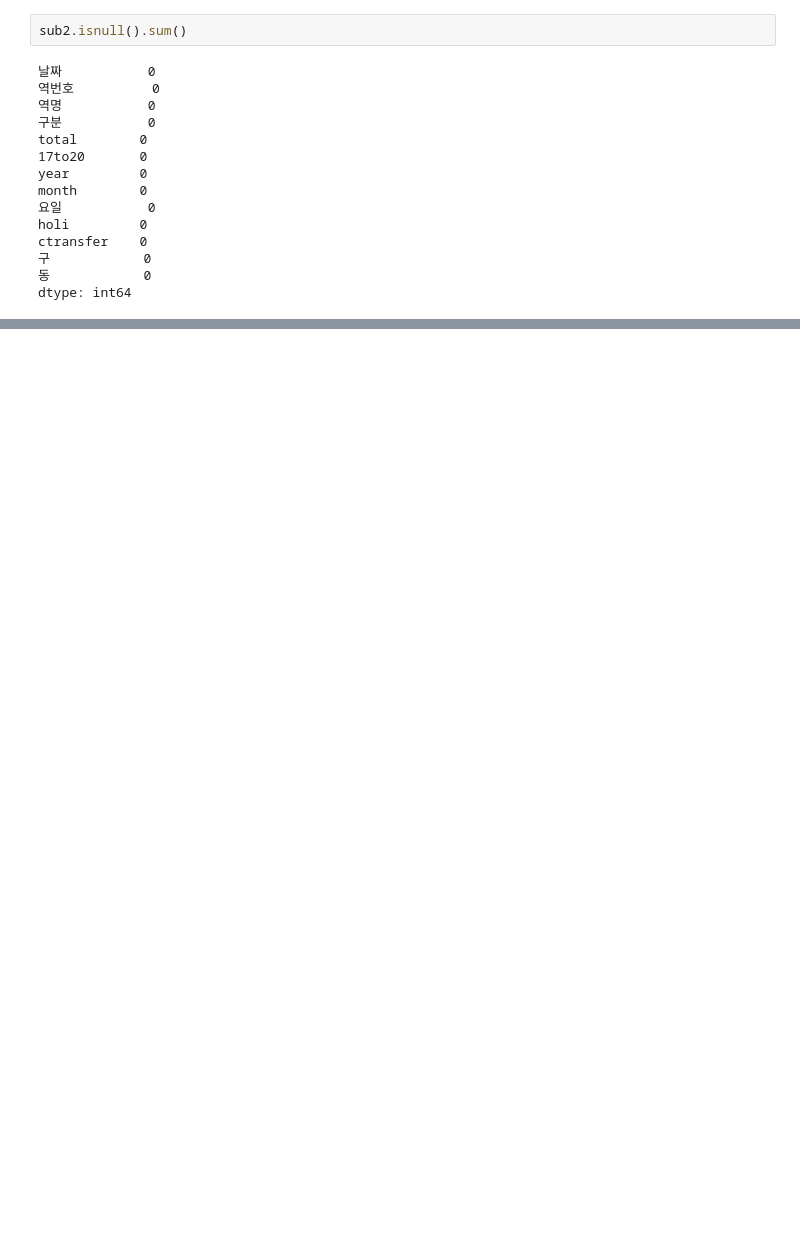
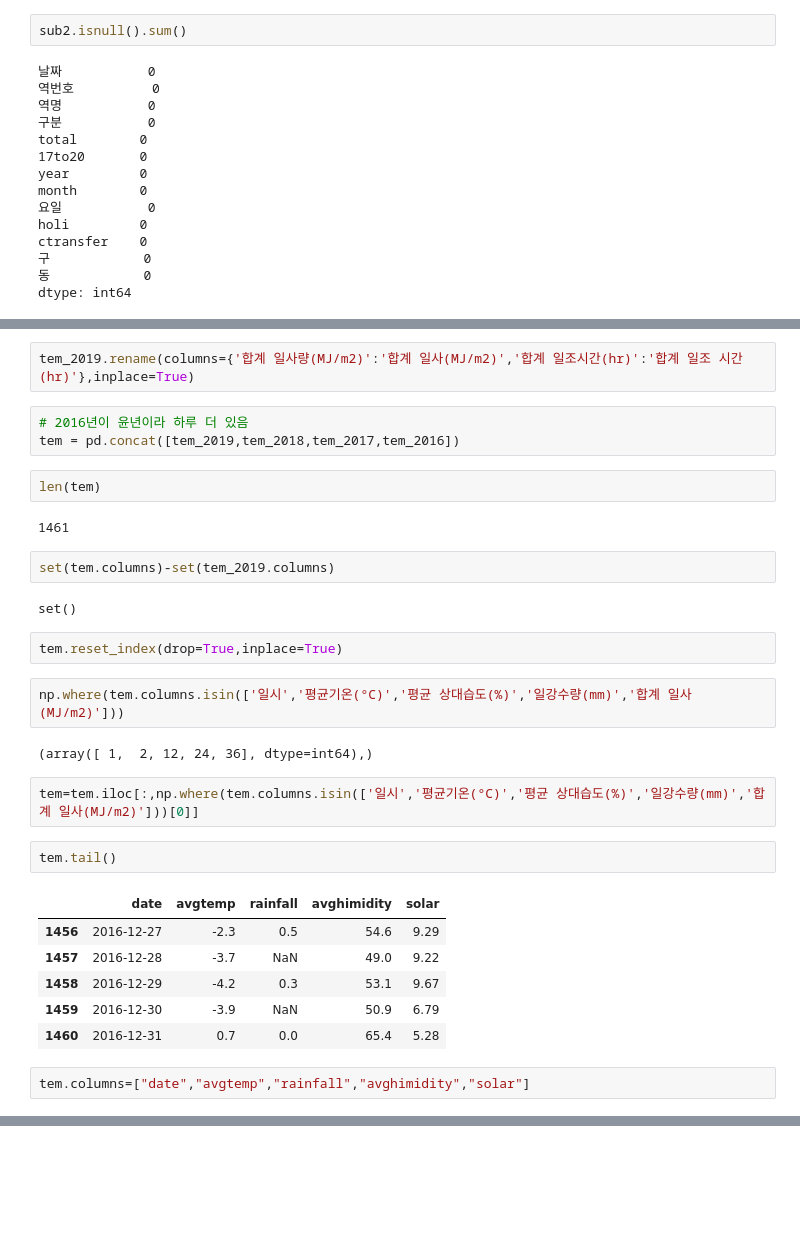
Before and after one commit to Seoheesu1/Regression, a Jupyter notebook: Preprocessing.ipynb, the cells around one changed output, grey strips where cells are left out. Cells and saved outputs as stored; diff of their text form; blank space fills up the shorter version.

```diff
--- a/Preprocessing.ipynb
+++ b/Preprocessing.ipynb
@@ -666,0 +678,32 @@ dtype: int64
+# %%
+tem_2019.rename(columns={'합계 일사량(MJ/m2)':'합계 일사(MJ/m2)','합계 일조시간(hr)':'합계 일조 시간(hr)'},inplace=True)
+# %%
+# 2016년이 윤년이라 하루 더 있음
+tem = pd.concat([tem_2019,tem_2018,tem_2017,tem_2016])
+# %%
+len(tem)
+# %% [output]
+1461
+# %%
+set(tem.columns)-set(tem_2019.columns)
+# %% [output]
+set()
+# %%
+tem.reset_index(drop=True,inplace=True)
+# %%
+np.where(tem.columns.isin(['일시','평균기온(°C)','평균 상대습도(%)','일강수량(mm)','합계 일사(MJ/m2)']))
+# %% [output]
+(array([ 1,  2, 12, 24, 36], dtype=int64),)
+# %%
+tem=tem.iloc[:,np.where(tem.columns.isin(['일시','평균기온(°C)','평균 상대습도(%)','일강수량(mm)','합계 일사(MJ/m2)']))[0]]
+# %%
+tem.tail()
+# %% [output]
+|  | date | avgtemp | rainfall | avghimidity | solar |
+| 1456 | 2016-12-27 | -2.3 | 0.5 | 54.6 | 9.29 |
+| 1457 | 2016-12-28 | -3.7 | NaN | 49.0 | 9.22 |
+| 1458 | 2016-12-29 | -4.2 | 0.3 | 53.1 | 9.67 |
+| 1459 | 2016-12-30 | -3.9 | NaN | 50.9 | 6.79 |
+| 1460 | 2016-12-31 | 0.7 | 0.0 | 65.4 | 5.28 |
+# %%
+tem.columns=["date","avgtemp","rainfall","avghimidity","solar"]
```
Also changed, not shown: parts of 14 cells of this notebook.
